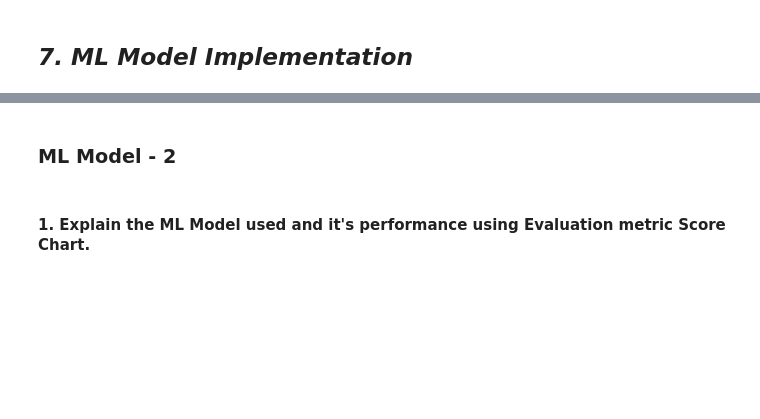
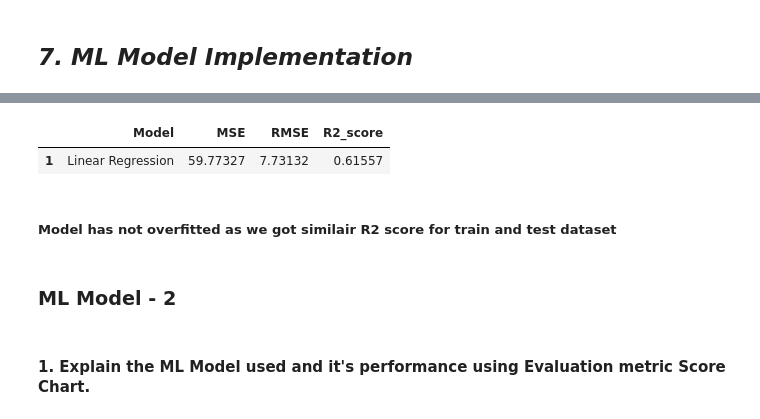
Before and after one commit to 7-sumit/Bike-Sharing-Demand-Prediction, a Jupyter notebook: Bike_Sharing_Demand_Prediction.ipynb, the cells around one changed output, grey strips where cells are left out. Drawn from its saved outputs; the diff is of its cells as text; code cells hidden in the pictures; blank space fills up the shorter version.

```diff
--- a/Bike_Sharing_Demand_Prediction.ipynb
+++ b/Bike_Sharing_Demand_Prediction.ipynb
@@ -994,3 +1061,18 @@ Answer Here.
+# %%
+#Saving test data set results in dataframe.
+test_dict={'Model':"Linear Regression",
+             'MSE':round(MSE,5),
+             'RMSE':round(RMSE,5),
+             'R2_score':round(R2,5)}
+
+# create training_result dataframe
+testing_results_df=pd.DataFrame(test_dict,index=[1])
+testing_results_df
+# %% [output]
+|  | Model | MSE | RMSE | R2_score |
+| 1 | Linear Regression | 59.77327 | 7.73132 | 0.61557 |
+# %% [markdown]
+##### Model has not overfitted as we got similair R2 score for train and test dataset
 # %% [markdown]
 ### ML Model - 2
 # %% [markdown]
```
Also changed, not shown: parts of 107 cells of this notebook.
